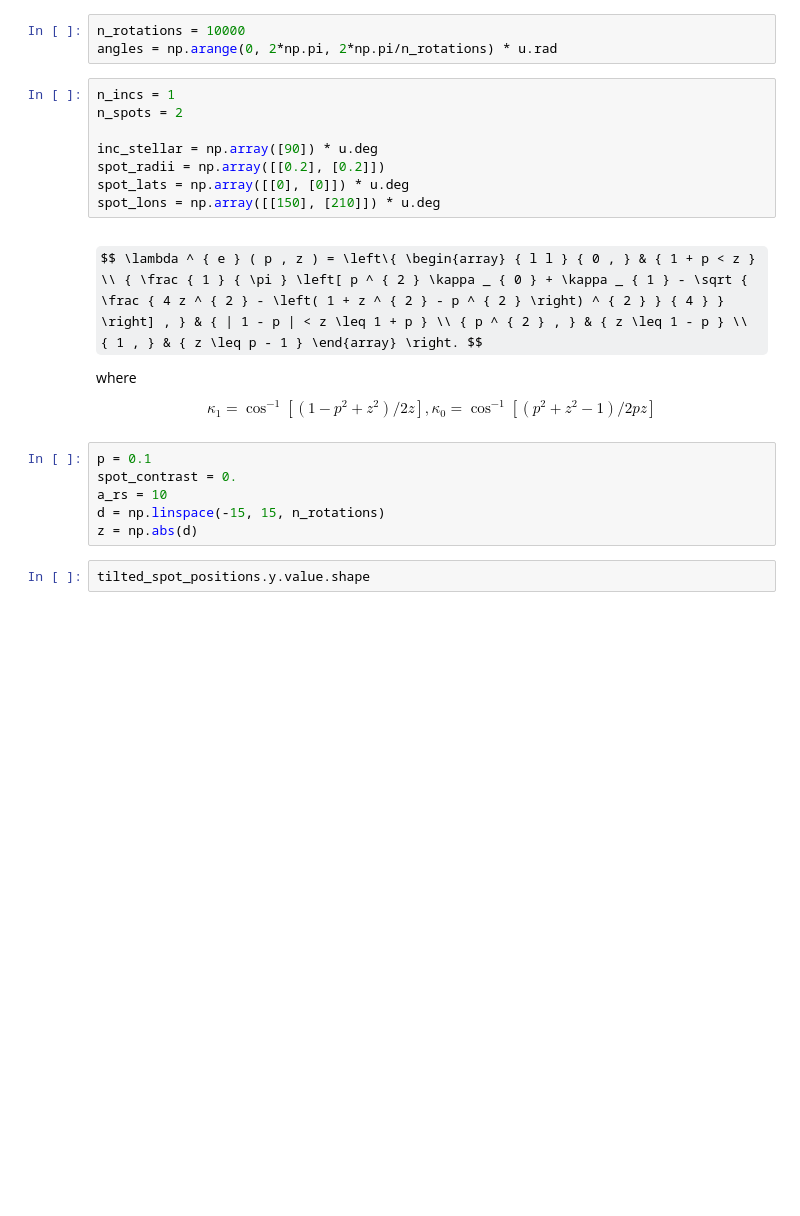
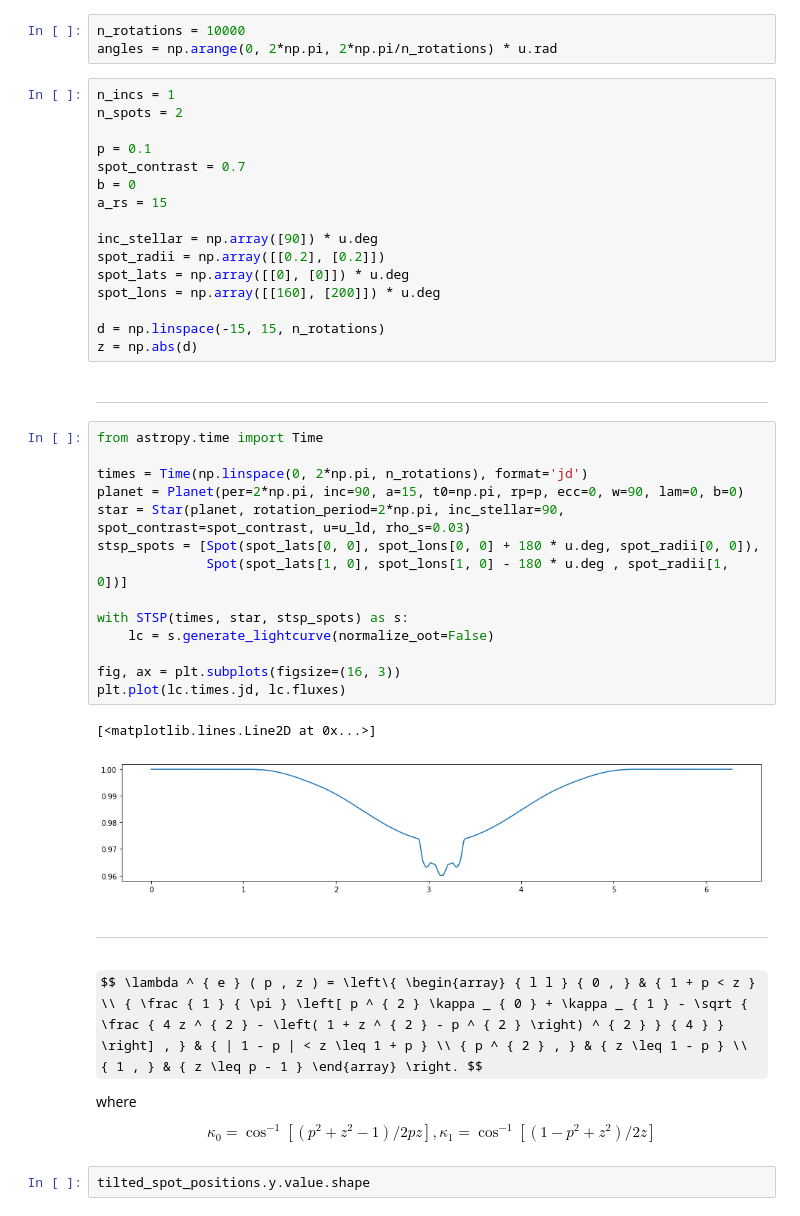
Before and after one commit to bmorris3/zeitsprung, a Jupyter notebook: fleck_transit.ipynb, the cells around one changed output. Cells and saved outputs as stored; diff of their text form; some formulas as TeX source; blank space fills up the shorter version.

```diff
--- a/fleck_transit.ipynb
+++ b/fleck_transit.ipynb
@@ -31,22 +31,45 @@ angles = np.arange(0, 2*np.pi, 2*np.pi/n_rotations) * u.rad
 n_incs = 1
 n_spots = 2
 
+p = 0.1
+spot_contrast = 0.7
+b = 0
+a_rs = 15
+
 inc_stellar = np.array([90]) * u.deg
 spot_radii = np.array([[0.2], [0.2]])
 spot_lats = np.array([[0], [0]]) * u.deg
-spot_lons = np.array([[150], [210]]) * u.deg
+spot_lons = np.array([[160], [200]]) * u.deg
+
+d = np.linspace(-15, 15, n_rotations)
+z = np.abs(d)
+# %% [markdown]
+***
+# %%
+from astropy.time import Time
+
+times = Time(np.linspace(0, 2*np.pi, n_rotations), format='jd')
+planet = Planet(per=2*np.pi, inc=90, a=15, t0=np.pi, rp=p, ecc=0, w=90, lam=0, b=0)
+star = Star(planet, rotation_period=2*np.pi, inc_stellar=90, spot_contrast=spot_contrast, u=u_ld, rho_s=0.03)
+stsp_spots = [Spot(spot_lats[0, 0], spot_lons[0, 0] + 180 * u.deg, spot_radii[0, 0]),
+              Spot(spot_lats[1, 0], spot_lons[1, 0] - 180 * u.deg , spot_radii[1, 0])]
+
+with STSP(times, star, stsp_spots) as s:
+    lc = s.generate_lightcurve(normalize_oot=False)
+
+fig, ax = plt.subplots(figsize=(16, 3))
+plt.plot(lc.times.jd, lc.fluxes)
+# %% [output]
+[<matplotlib.lines.Line2D at 0x...>]
+[figure, added]
+# %% [markdown]
+***
 # %% [markdown]
 $$ \lambda ^ { e } ( p , z ) = \left\{ \begin{array} { l l } { 0 , } & { 1 + p < z } \\ { \frac { 1 } { \pi } \left[ p ^ { 2 } \kappa _ { 0 } + \kappa _ { 1 } - \sqrt { \frac { 4 z ^ { 2 } - \left( 1 + z ^ { 2 } - p ^ { 2 } \right) ^ { 2 } } { 4 } } \right] , } & { | 1 - p | < z \leq 1 + p } \\ { p ^ { 2 } , } & { z \leq 1 - p } \\ { 1 , } & { z \leq p - 1 } \end{array} \right. $$
 
 where
 
-$$ \kappa _ { 1 } = \cos ^ { - 1 } \left[ \left( 1 - p ^ { 2 } + z ^ { 2 } \right) / 2 z \right] , \kappa _ { 0 } = \cos ^ { - 1 } \left[ \left( p ^ { 2 } + z ^ { 2 } - 1 \right) / 2 p z \right] $$
+$$ \kappa _ { 0 } = \cos ^ { - 1 } \left[ \left( p ^ { 2 } + z ^ { 2 } - 1 \right) / 2 p z \right], \kappa _ { 1 } = \cos ^ { - 1 } \left[ \left( 1 - p ^ { 2 } + z ^ { 2 } \right) / 2 z \right]  $$
-# %%
-p = 0.1
-spot_contrast = 0.
-a_rs = 10
-d = np.linspace(-15, 15, n_rotations)
-z = np.abs(d)
 # %%
 tilted_spot_positions.y.value.shape
 # %% [output]
```
Also changed, not shown: parts of 5 cells of this notebook.
